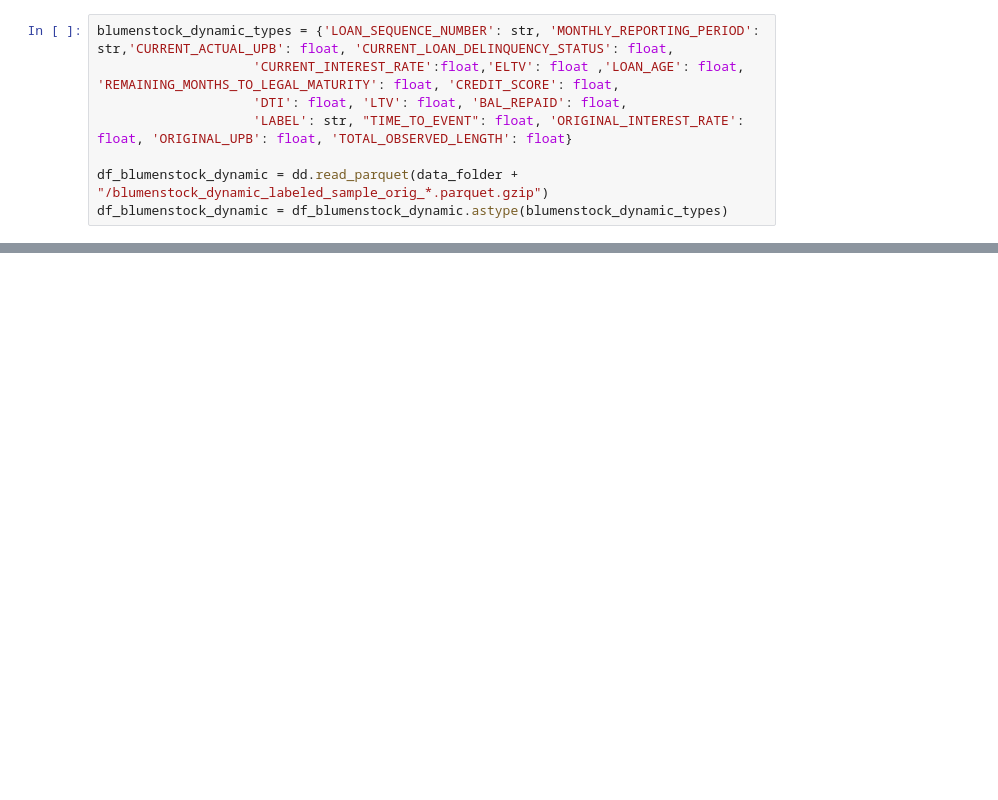
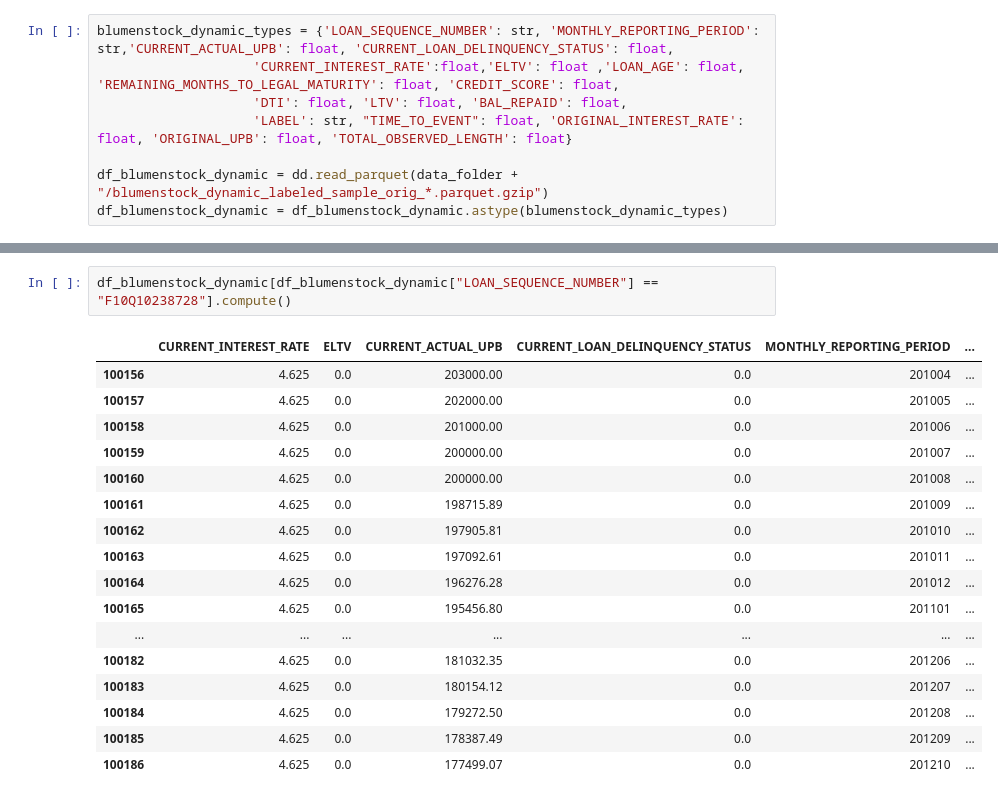
Before and after one commit to madkerpe/freddie-mac-single-family-loan-level-dataset, a Jupyter notebook: main_FREDDIEMAC.ipynb, the cells around one changed output, grey strips where cells are left out. Cells and saved outputs as stored; diff of their text form; blank space fills up the shorter version.

```diff
--- a/main_FREDDIEMAC.ipynb
+++ b/main_FREDDIEMAC.ipynb
@@ -194,0 +286,20 @@ df_blumenstock_dynamic.head(100)
+# %%
+df_blumenstock_dynamic[df_blumenstock_dynamic["LOAN_SEQUENCE_NUMBER"] == "F10Q10238728"].compute()
+# %% [output]
+|  | CURRENT_INTEREST_RATE | ELTV | CURRENT_ACTUAL_UPB | CURRENT_LOAN_DELINQUENCY_STATUS | MONTHLY_REPORTING_PERIOD | ... |
+| 100156 | 4.625 | 0.0 | 203000.00 | 0.0 | 201004 | ... |
+| 100157 | 4.625 | 0.0 | 202000.00 | 0.0 | 201005 | ... |
+| 100158 | 4.625 | 0.0 | 201000.00 | 0.0 | 201006 | ... |
+| 100159 | 4.625 | 0.0 | 200000.00 | 0.0 | 201007 | ... |
+| 100160 | 4.625 | 0.0 | 200000.00 | 0.0 | 201008 | ... |
+| 100161 | 4.625 | 0.0 | 198715.89 | 0.0 | 201009 | ... |
+| 100162 | 4.625 | 0.0 | 197905.81 | 0.0 | 201010 | ... |
+| 100163 | 4.625 | 0.0 | 197092.61 | 0.0 | 201011 | ... |
+| 100164 | 4.625 | 0.0 | 196276.28 | 0.0 | 201012 | ... |
+| 100165 | 4.625 | 0.0 | 195456.80 | 0.0 | 201101 | ... |
+| ... | ... | ... | ... | ... | ... | ... |
+| 100182 | 4.625 | 0.0 | 181032.35 | 0.0 | 201206 | ... |
+| 100183 | 4.625 | 0.0 | 180154.12 | 0.0 | 201207 | ... |
+| 100184 | 4.625 | 0.0 | 179272.50 | 0.0 | 201208 | ... |
+| 100185 | 4.625 | 0.0 | 178387.49 | 0.0 | 201209 | ... |
+| 100186 | 4.625 | 0.0 | 177499.07 | 0.0 | 201210 | ... |
```
Also changed, not shown: parts of 17 cells of this notebook, 4 other files.
